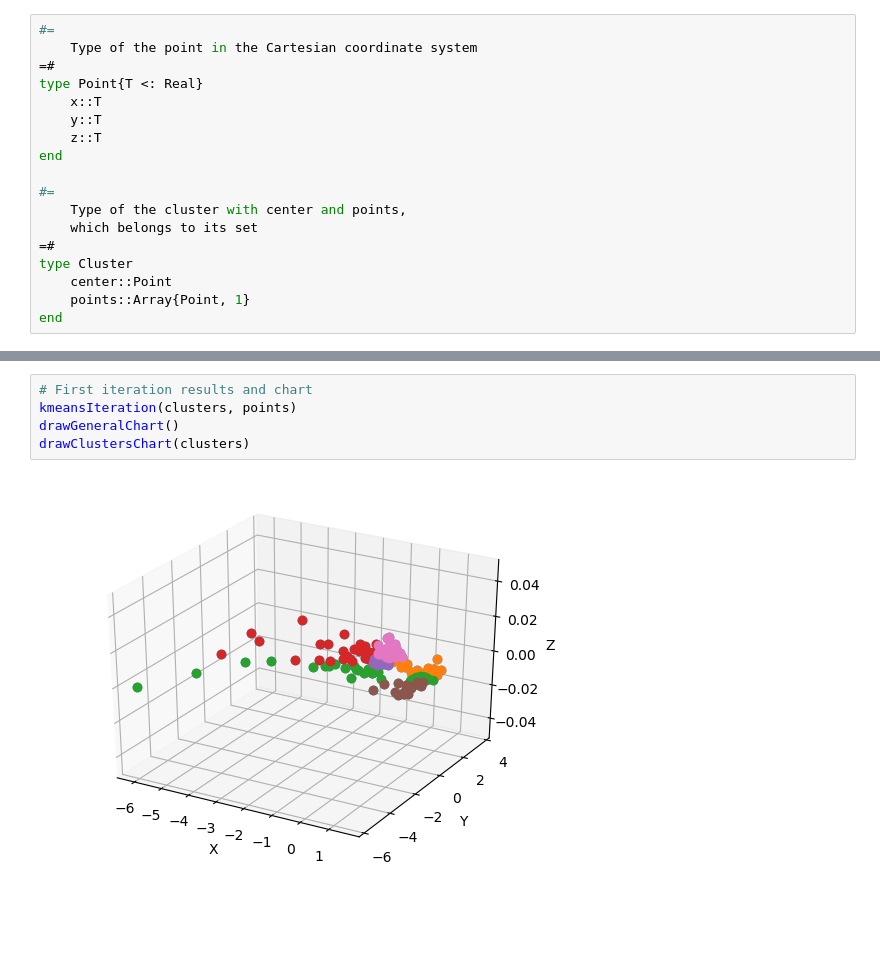
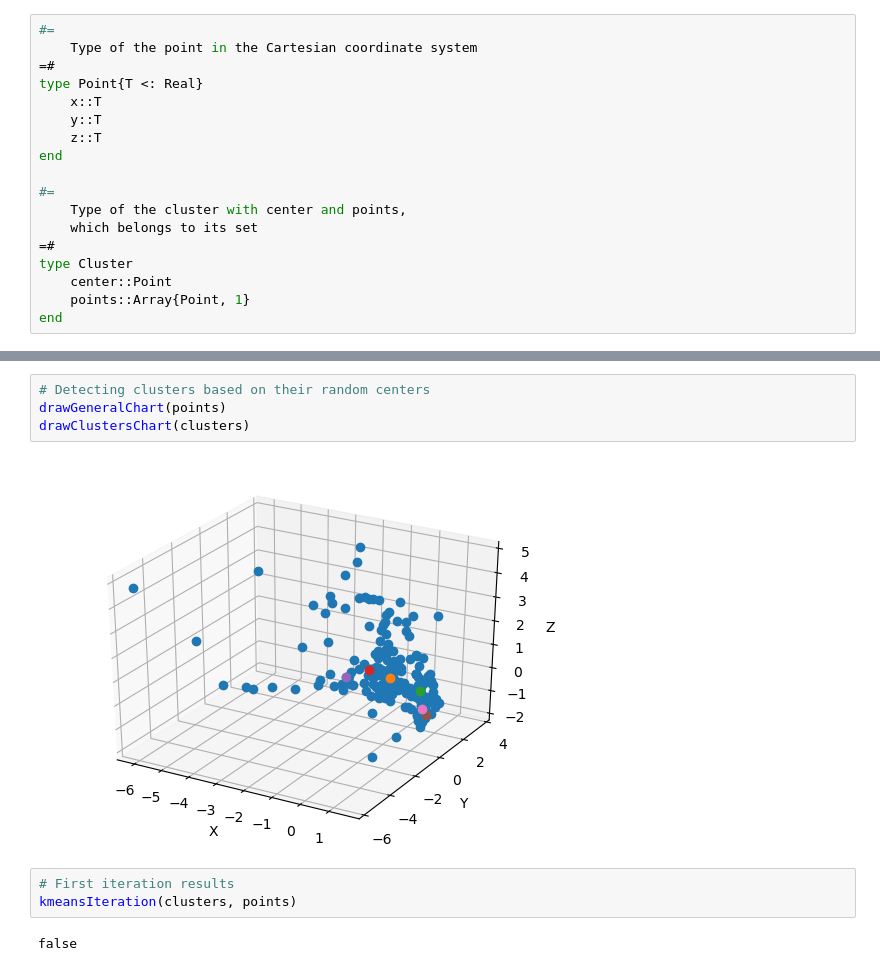
Before and after one commit to darthven/clustering, a Jupyter notebook: clustering.ipynb, the cells around one changed output, grey strips where cells are left out. Drawn from its saved outputs; the diff is of its cells as text; blank space fills up the shorter version.

```diff
--- a/clustering.ipynb
+++ b/clustering.ipynb
@@ -282,7 +272,11 @@ drawClustersChart(clusters)
+# %%
+# Detecting clusters based on their random centers
+drawGeneralChart(points)
+drawClustersChart(clusters)
+# %% [output]
+[figure, added]
 # %%
-# First iteration results and chart
+# First iteration results
 kmeansIteration(clusters, points)
-drawGeneralChart()
-drawClustersChart(clusters)
 # %% [output]
-[figure, removed]
+false
```
Also changed, not shown: parts of 9 cells of this notebook, 2 other files.
